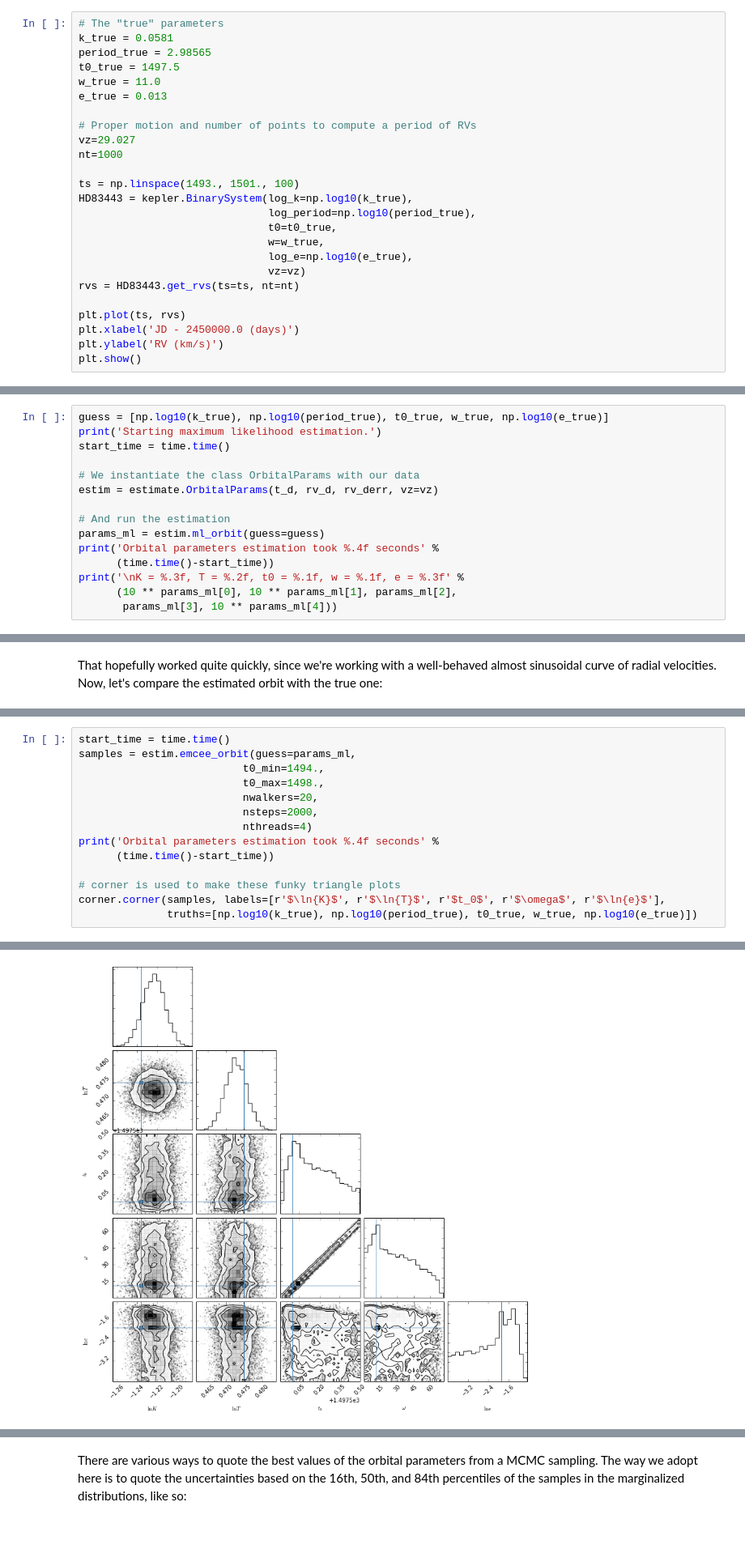
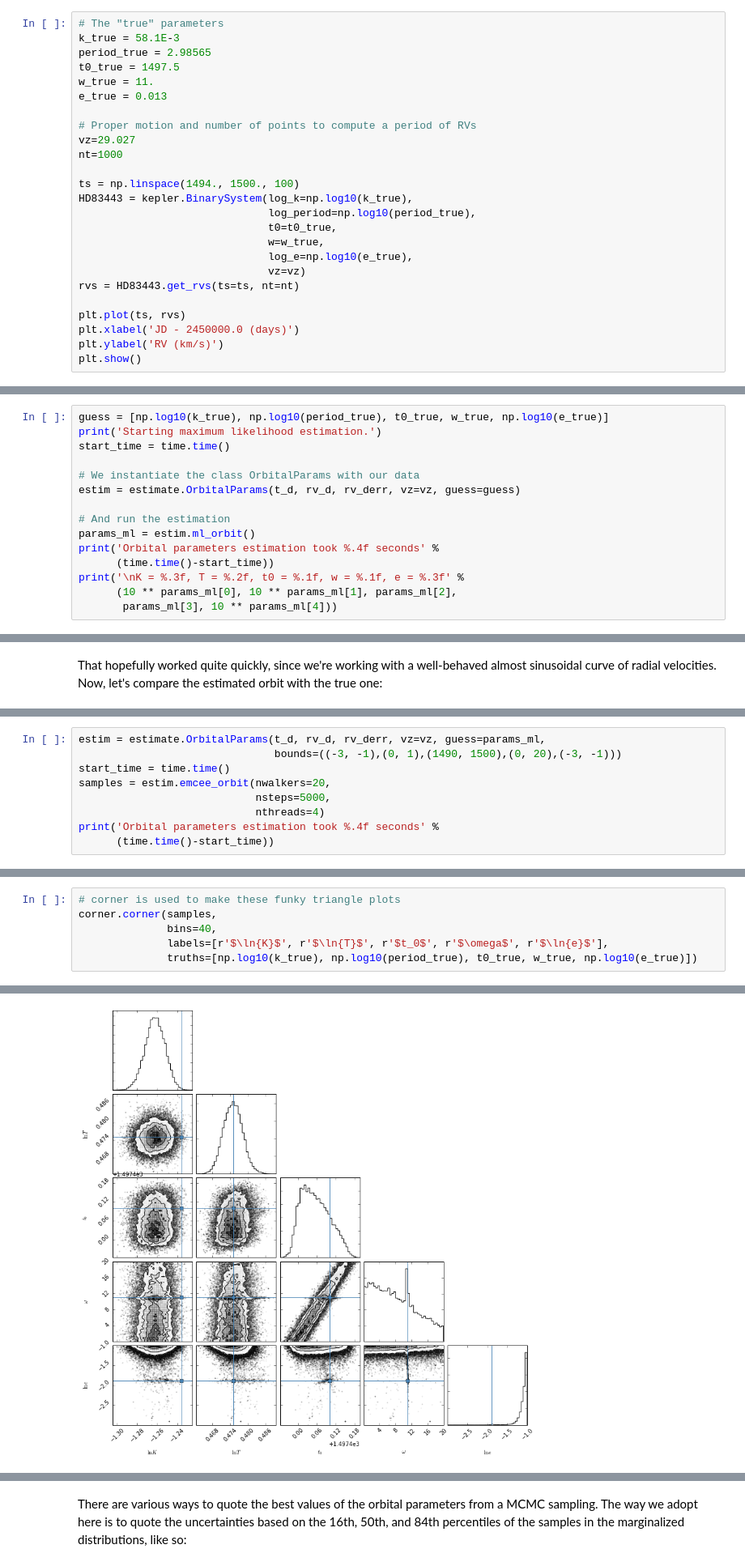
Before and after one commit to Eapj3/radial_, a Jupyter notebook: usage_example.ipynb, the cells around one changed output, grey strips where cells are left out. Shown at 81% size. Drawn from its saved outputs; the diff is of its cells as text; blank space fills up the shorter version.

```diff
--- a/usage_example.ipynb
+++ b/usage_example.ipynb
@@ -49,17 +49,17 @@ There we go! This exoplanet has a very eccentric orbit, and that is what causes
 Well, that was simple enough. But most of what astronomers do is to measure radial velocities (RV) and then trying to infer the orbital parameters of the system from the RV data. Can keppy help us with that? Yes! First, let's create some mock data for the HD 83443 b exoplanetary system. Previous studies have estimated the orbital parameters to be: velocity semi-amplitude $K = 58.1$ km/s, orbital period $T = 2.98565$ days, time of periapse passage $t_0 = 1497.5$ [JD-2.45E6 days], argument of periapse $\omega = 11$ [degrees] and eccentricity $e = 0.013$, with a proper motion $V_Z = 29.027$ km/s, and we consider these values as *truth*. Let's create the true orbit in a similar fashion that we previously did:
 # %%
 # The "true" parameters
-k_true = 0.0581
+k_true = 58.1E-3
 period_true = 2.98565
 t0_true = 1497.5
-w_true = 11.0
+w_true = 11.
 e_true = 0.013
 
 # Proper motion and number of points to compute a period of RVs
 vz=29.027
 nt=1000
 
-ts = np.linspace(1493., 1501., 100)
+ts = np.linspace(1494., 1500., 100)
 HD83443 = kepler.BinarySystem(log_k=np.log10(k_true),
                               log_period=np.log10(period_true),
                               t0=t0_true,
@@ -105,10 +105,10 @@ print('Starting maximum likelihood estimation.')
 start_time = time.time()
 
 # We instantiate the class OrbitalParams with our data
-estim = estimate.OrbitalParams(t_d, rv_d, rv_derr, vz=vz)
+estim = estimate.OrbitalParams(t_d, rv_d, rv_derr, vz=vz, guess=guess)
 
 # And run the estimation
-params_ml = estim.ml_orbit(guess=guess)
+params_ml = estim.ml_orbit()
 print('Orbital parameters estimation took %.4f seconds' %
       (time.time()-start_time))
 print('\nK = %.3f, T = %.2f, t0 = %.1f, w = %.1f, e = %.3f' %
@@ -150,0 +153,9 @@ The routine `emcee_orbit` is located inside `estimate`, still using the class `O
+# %%
+estim = estimate.OrbitalParams(t_d, rv_d, rv_derr, vz=vz, guess=params_ml,
+                               bounds=((-3, -1),(0, 1),(1490, 1500),(0, 20),(-3, -1)))
+start_time = time.time()
+samples = estim.emcee_orbit(nwalkers=20,
+                            nsteps=5000,
+                            nthreads=4)
+print('Orbital parameters estimation took %.4f seconds' %
+      (time.time()-start_time))
@@ -151,15 +166,7 @@ The routine `emcee_orbit` is located inside `estimate`, still using the class `O
 # %%
-start_time = time.time()
-samples = estim.emcee_orbit(guess=params_ml,
-                          t0_min=1494.,
-                          t0_max=1498.,
-                          nwalkers=20,
-                          nsteps=2000,
-                          nthreads=4)
-print('Orbital parameters estimation took %.4f seconds' %
-      (time.time()-start_time))
-
 # corner is used to make these funky triangle plots
-corner.corner(samples, labels=[r'$\ln{K}$', r'$\ln{T}$', r'$t_0$', r'$\omega$', r'$\ln{e}$'],
+corner.corner(samples,
+              bins=40,
+              labels=[r'$\ln{K}$', r'$\ln{T}$', r'$t_0$', r'$\omega$', r'$\ln{e}$'],
               truths=[np.log10(k_true), np.log10(period_true), t0_true, w_true, np.log10(e_true)])
 # %% [output]
@@ -167 +173 @@ Orbital parameters estimation took 34.9317 seconds
-[figure, old version]
+[figure, new version]
```
Also changed, not shown: parts of 15 cells of this notebook.
